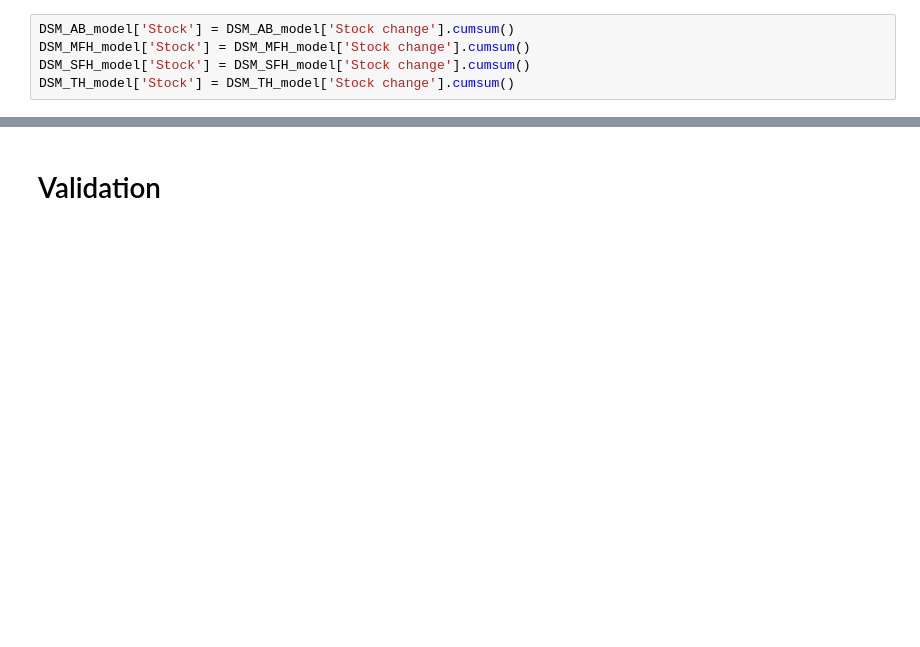
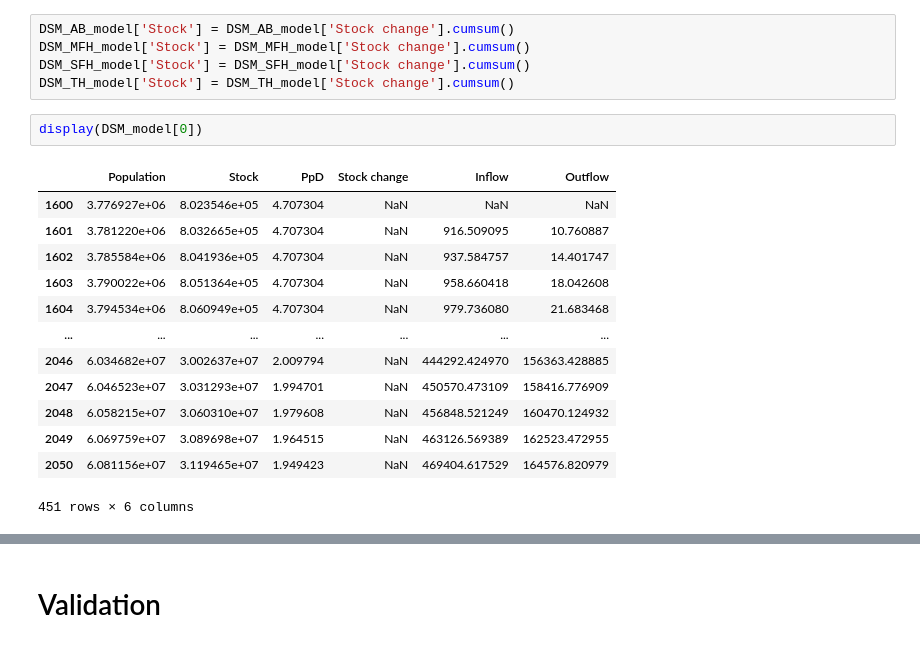
Before and after one commit to tiffanyth/MFA-dwelling, a Jupyter notebook: 2-lifetime-modelling-for-flows.ipynb, the cells around one changed output, grey strips where cells are left out. Drawn from its saved outputs; the diff is of its cells as text; blank space fills up the shorter version.

```diff
--- a/2-lifetime-modelling-for-flows.ipynb
+++ b/2-lifetime-modelling-for-flows.ipynb
@@ -1022,6 +801,22 @@ DSM_AB_model['Stock'] = DSM_AB_model['Stock change'].cumsum()
 DSM_MFH_model['Stock'] = DSM_MFH_model['Stock change'].cumsum()
 DSM_SFH_model['Stock'] = DSM_SFH_model['Stock change'].cumsum()
 DSM_TH_model['Stock'] = DSM_TH_model['Stock change'].cumsum()
+# %%
+display(DSM_model[0])
+# %% [output]
+|  | Population | Stock | PpD | Stock change | Inflow | Outflow |
+| 1600 | 3.776927e+06 | 8.023546e+05 | 4.707304 | NaN | NaN | NaN |
+| 1601 | 3.781220e+06 | 8.032665e+05 | 4.707304 | NaN | 916.509095 | 10.760887 |
+| 1602 | 3.785584e+06 | 8.041936e+05 | 4.707304 | NaN | 937.584757 | 14.401747 |
+| 1603 | 3.790022e+06 | 8.051364e+05 | 4.707304 | NaN | 958.660418 | 18.042608 |
+| 1604 | 3.794534e+06 | 8.060949e+05 | 4.707304 | NaN | 979.736080 | 21.683468 |
+| ... | ... | ... | ... | ... | ... | ... |
+| 2046 | 6.034682e+07 | 3.002637e+07 | 2.009794 | NaN | 444292.424970 | 156363.428885 |
+| 2047 | 6.046523e+07 | 3.031293e+07 | 1.994701 | NaN | 450570.473109 | 158416.776909 |
+| 2048 | 6.058215e+07 | 3.060310e+07 | 1.979608 | NaN | 456848.521249 | 160470.124932 |
+| 2049 | 6.069759e+07 | 3.089698e+07 | 1.964515 | NaN | 463126.569389 | 162523.472955 |
+| 2050 | 6.081156e+07 | 3.119465e+07 | 1.949423 | NaN | 469404.617529 | 164576.820979 |
+451 rows × 6 columns
 # %%
 stock_change_by_types = [DSM_AB_model['Stock change'].to_list(),DSM_MFH_model['Stock change'].to_list(),DSM_SFH_model['Stock change'].to_list(),DSM_TH_model['Stock change'].to_list()]
 colors = sns.color_palette('pastel')[0:5]
```
Also changed, not shown: parts of 40 cells of this notebook, 1 other file.
